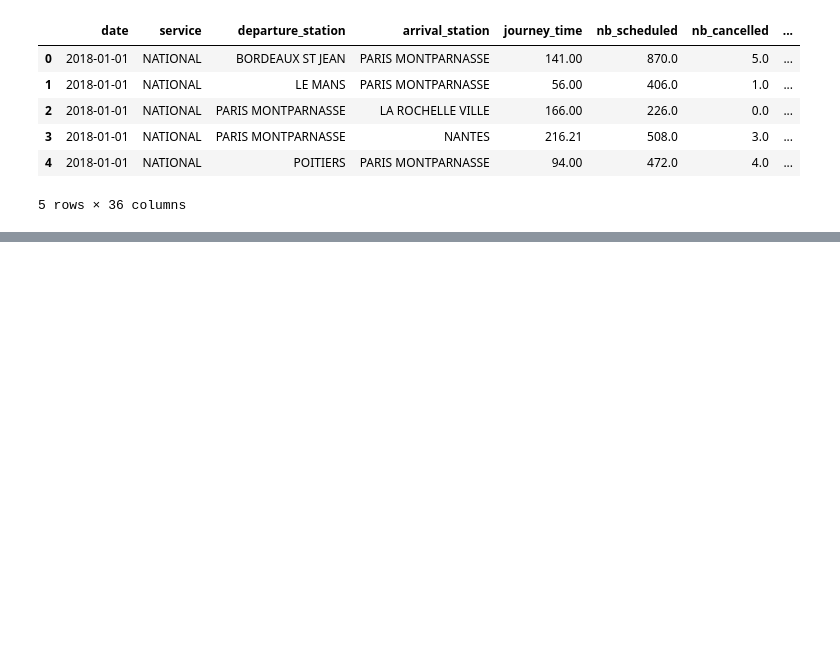
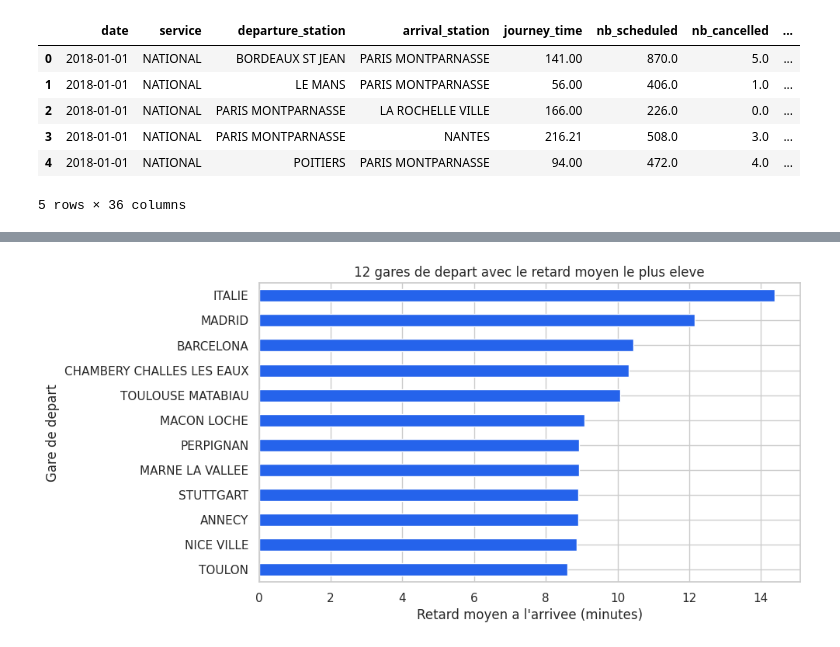
Before and after one commit to Hic-69/tardis_data, a Jupyter notebook: notebooks/tardis_eda.ipynb, the cells around one changed output, grey strips where cells are left out. Cells and saved outputs as stored; diff of their text form; code cells hidden in the pictures; blank space fills up the shorter version.

```diff
--- a/notebooks/tardis_eda.ipynb
+++ b/notebooks/tardis_eda.ipynb
@@ -610,0 +873,13 @@ Taille du fichier relu : (11278, 36)
+# %%
+retard_par_gare = df.groupby("departure_station")["avg_delay_all_arr"].mean()
+
+top_gares = retard_par_gare.sort_values().tail(12)
+
+top_gares.plot(kind="barh", color=COULEUR)
+
+plt.title("12 gares de depart avec le retard moyen le plus eleve")
+plt.xlabel("Retard moyen a l'arrivee (minutes)")
+plt.ylabel("Gare de depart")
+plt.show()
+# %% [output]
+[figure, added]
```
Also changed, not shown: parts of 57 cells of this notebook, 2 other files.
